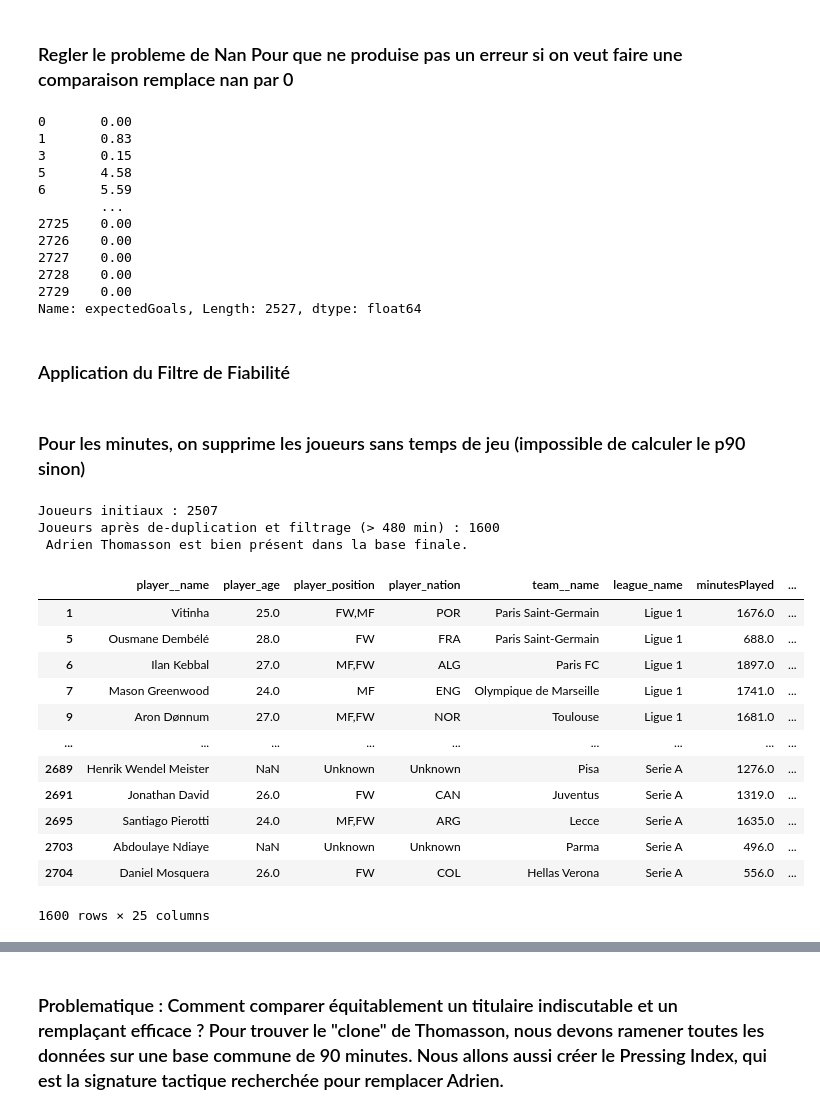
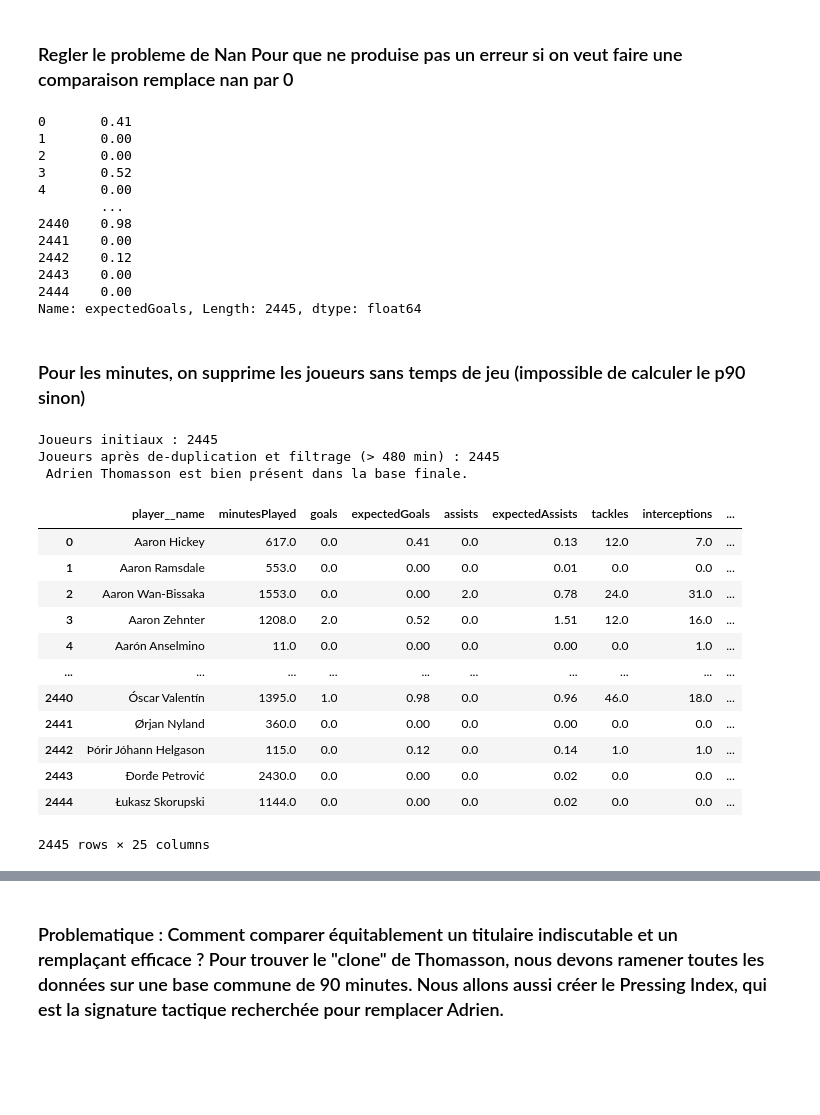
Before and after one commit to Zakaria-Errachidi/thomasson-engine, a Jupyter notebook: Thomasson_Engine.ipynb, the cells around one changed output, grey strips where cells are left out. Drawn from its saved outputs; the diff is of its cells as text; code cells hidden in the pictures; blank space fills up the shorter version.

```diff
--- a/Thomasson_Engine.ipynb
+++ b/Thomasson_Engine.ipynb
@@ -178,12 +87,0 @@ Problématique : Comment créer un marché européen unique pour le recrutement
-# %%
-# Avant de concaténer, on marque l'origine de chaque donnée
-df_ligue1['league_name'] = 'Ligue 1'
-df_PL['league_name'] = 'Premier League'
-df_bl['league_name'] = 'Bundesliga'
-df_liga['league_name'] = 'La Liga'
-df_SA['league_name'] = 'Serie A'
-
-# Création du Master Dataset
-df_big5 = pd.concat([df_ligue1, df_PL, df_bl, df_liga, df_SA], ignore_index=True)
-
-print(f"Master Dataset 'df_big5' créé. Nombre total de profils : {len(df_big5)}")
@@ -257,14 +192,13 @@ Position détectée pour Thomasson : MF
 # %% [markdown]
 Comment créer un marché unique ? Nous devons réunir les 5 ligues dans une seule matrice tout en gardant une trace de l'origine pour l'analyse de marché.
 # %%
-
 # Sélection des 22 colonnes (en enlevant les traductions)
-cols_identite = ['player__name', 'player_age', 'player_position', 'player_nation', 'team__name', 'league_name', 'minutesPlayed', 'rating',]
+cols_identite = ['player__name', 'player_position', 'player_nation', 'player_age', 'team__name', 'league_name', 'minutesPlayed', 'rating',]
 cols_performance = [
     'goals', 'expectedGoals', 'assists', 'expectedAssists',
     'tackles', 'interceptions', 'fouls', 'blockedShots', 'dribbledPast', 'clearances',
     'groundDuelsWon', 'groundDuelsWonPercentage', 'aerialDuelsWon', 'aerialDuelsWonPercentage',
-    'accuratePassesPercentage', 'accurateFinalThirdPasses', 'keyPasses'
+    'accuratePassesPercentage', 'accurateFinalThirdPasses', 'keyPasses',
 ]
 
 df_big5 = df_big5[cols_identite + cols_performance].copy()
@@ -323,20 +304,18 @@ df_big5.shape
 # %%
 #Gestion des NaNs
 # Pour les stats de performance, on remplace par 0
-df_big5[cols_performance] = df_big5[cols_performance].fillna(0)
+df_big5[cols_to_fix] = df_big5[cols_to_fix].fillna(0)
 df_big5['expectedGoals']
 # %% [output]
-0       0.00
-1       0.83
-3       0.15
-5       4.58
-6       5.59
+0       0.41
+1       0.00
+2       0.00
+3       0.52
+4       0.00
         ...
-2725    0.00
-2726    0.00
-2727    0.00
-2728    0.00
-2729    0.00
-Name: expectedGoals, Length: 2527, dtype: float64
+2440    0.98
+2441    0.00
+2442    0.12
+2443    0.00
+2444    0.00
+Name: expectedGoals, Length: 2445, dtype: float64
-# %% [markdown]
-### Application du Filtre de Fiabilité
@@ -348,30 +323,30 @@ df_big5_clean = df_big5[df_big5['minutesPlayed'] >= min_minutes_required].copy()
 ### Pour les minutes, on supprime les joueurs sans temps de jeu (impossible de calculer le p90 sinon)
 # %%
 df_big5 = df_big5.dropna(subset=['minutesPlayed'])
-check_thomasson = df_big5_clean[df_big5_clean['player__name'].str.contains('Thomasson', na=False)]
+check_thomasson = df_big5[df_big5['player__name'].str.contains('Thomasson', na=False)]
 print(f"Joueurs initiaux : {len(df_big5)}")
-print(f"Joueurs après de-duplication et filtrage (> {min_minutes_required} min) : {len(df_big5_clean)}")
+print(f"Joueurs après de-duplication et filtrage (> {seuil_min:.0f} min) : {len(df_big5)}")
 
 if not check_thomasson.empty:
     print(f" Adrien Thomasson est bien présent dans la base finale.")
 else:
     print(f" ATTENTION : Adrien Thomasson a disparu ! Vérifie les filtres.")
 
-df_big5_clean
+df_big5
 # %% [output]
-Joueurs initiaux : 2507
-Joueurs après de-duplication et filtrage (> 480 min) : 1600
+Joueurs initiaux : 2445
+Joueurs après de-duplication et filtrage (> 480 min) : 2445
  Adrien Thomasson est bien présent dans la base finale.
-|  | player__name | player_age | player_position | player_nation | team__name | league_name | minutesPlayed | ... |
-| 1 | Vitinha | 25.0 | FW,MF | POR | Paris Saint-Germain | Ligue 1 | 1676.0 | ... |
-| 5 | Ousmane Dembélé | 28.0 | FW | FRA | Paris Saint-Germain | Ligue 1 | 688.0 | ... |
-| 6 | Ilan Kebbal | 27.0 | MF,FW | ALG | Paris FC | Ligue 1 | 1897.0 | ... |
-| 7 | Mason Greenwood | 24.0 | MF | ENG | Olympique de Marseille | Ligue 1 | 1741.0 | ... |
-| 9 | Aron Dønnum | 27.0 | MF,FW | NOR | Toulouse | Ligue 1 | 1681.0 | ... |
-| ... | ... | ... | ... | ... | ... | ... | ... | ... |
-| 2689 | Henrik Wendel Meister | NaN | Unknown | Unknown | Pisa | Serie A | 1276.0 | ... |
-| 2691 | Jonathan David | 26.0 | FW | CAN | Juventus | Serie A | 1319.0 | ... |
-| 2695 | Santiago Pierotti | 24.0 | MF,FW | ARG | Lecce | Serie A | 1635.0 | ... |
-| 2703 | Abdoulaye Ndiaye | NaN | Unknown | Unknown | Parma | Serie A | 496.0 | ... |
-| 2704 | Daniel Mosquera | 26.0 | FW | COL | Hellas Verona | Serie A | 556.0 | ... |
+|  | player__name | minutesPlayed | goals | expectedGoals | assists | expectedAssists | tackles | interceptions | ... |
+| 0 | Aaron Hickey | 617.0 | 0.0 | 0.41 | 0.0 | 0.13 | 12.0 | 7.0 | ... |
+| 1 | Aaron Ramsdale | 553.0 | 0.0 | 0.00 | 0.0 | 0.01 | 0.0 | 0.0 | ... |
+| 2 | Aaron Wan-Bissaka | 1553.0 | 0.0 | 0.00 | 2.0 | 0.78 | 24.0 | 31.0 | ... |
+| 3 | Aaron Zehnter | 1208.0 | 2.0 | 0.52 | 0.0 | 1.51 | 12.0 | 16.0 | ... |
+| 4 | Aarón Anselmino | 11.0 | 0.0 | 0.00 | 0.0 | 0.00 | 0.0 | 1.0 | ... |
+| ... | ... | ... | ... | ... | ... | ... | ... | ... | ... |
+| 2440 | Óscar Valentín | 1395.0 | 1.0 | 0.98 | 0.0 | 0.96 | 46.0 | 18.0 | ... |
+| 2441 | Ørjan Nyland | 360.0 | 0.0 | 0.00 | 0.0 | 0.00 | 0.0 | 0.0 | ... |
+| 2442 | Þórir Jóhann Helgason | 115.0 | 0.0 | 0.12 | 0.0 | 0.14 | 1.0 | 1.0 | ... |
+| 2443 | Đorđe Petrović | 2430.0 | 0.0 | 0.00 | 0.0 | 0.02 | 0.0 | 0.0 | ... |
+| 2444 | Łukasz Skorupski | 1144.0 | 0.0 | 0.00 | 0.0 | 0.02 | 0.0 | 0.0 | ... |
-1600 rows × 25 columns
+2445 rows × 25 columns
```
Also changed, not shown: parts of 79 cells of this notebook.
